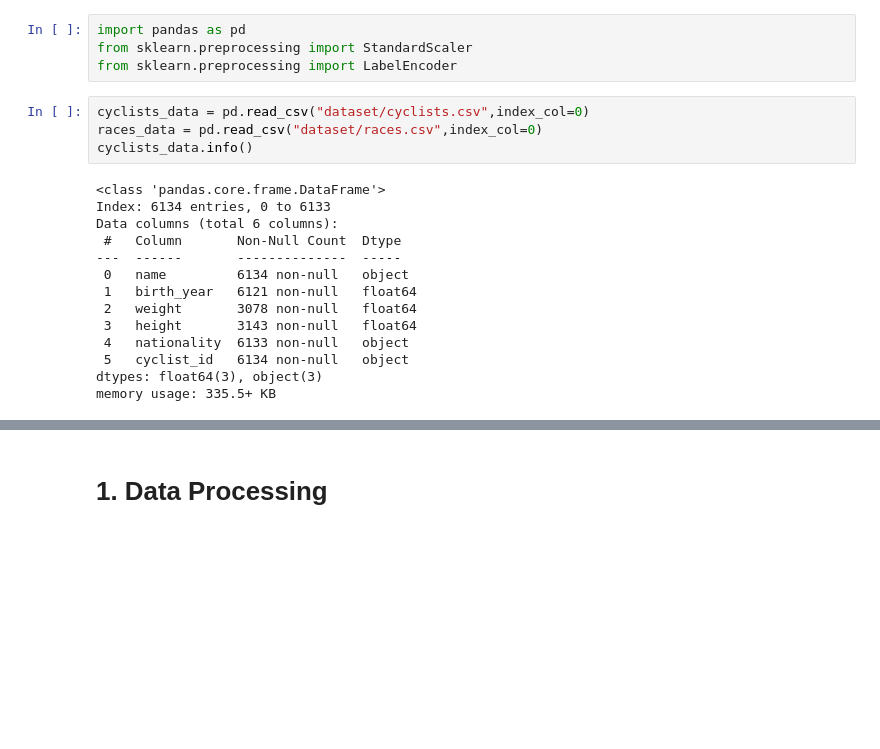
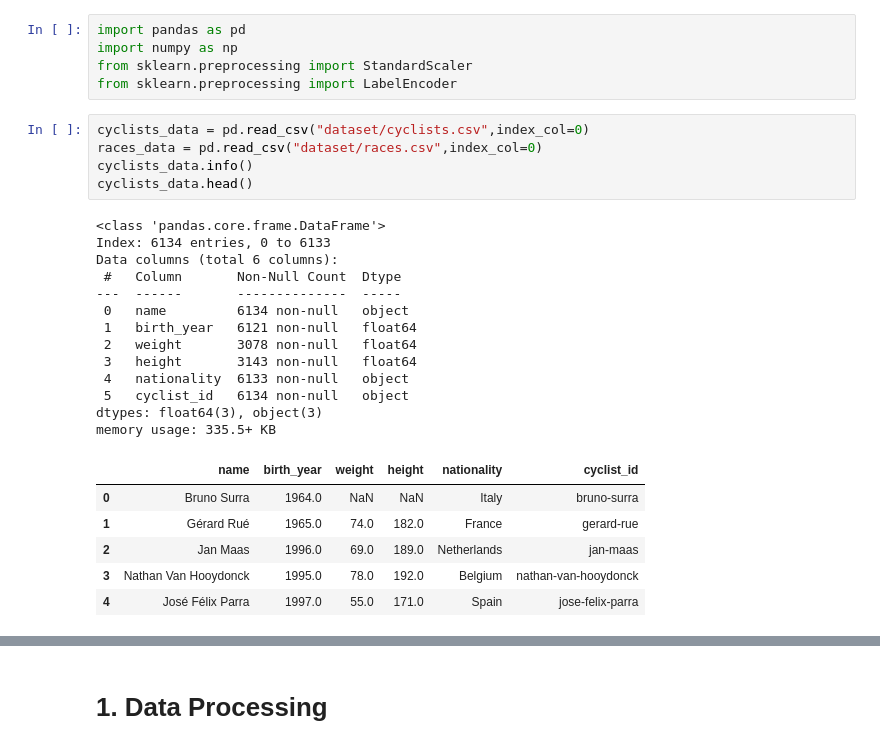
Before and after one commit to mariaviv27/Machine-Learning-Avanzado, a Jupyter notebook: machinelearning.ipynb, the cells around one changed output, grey strips where cells are left out. Saved outputs shown, nothing was run; the diff lists cells and outputs as text; blank space fills up the shorter version.

```diff
--- a/machinelearning.ipynb
+++ b/machinelearning.ipynb
@@ -1,24 +1,32 @@
 # %%
 import pandas as pd
+import numpy as np
 from sklearn.preprocessing import StandardScaler
 from sklearn.preprocessing import LabelEncoder
 # %%
 cyclists_data = pd.read_csv("dataset/cyclists.csv",index_col=0)
 races_data = pd.read_csv("dataset/races.csv",index_col=0)
 cyclists_data.info()
+cyclists_data.head()
 # %% [output]
 <class 'pandas.core.frame.DataFrame'>
 Index: 6134 entries, 0 to 6133
 Data columns (total 6 columns):
  #   Column       Non-Null Count  Dtype
 ---  ------       --------------  -----
  0   name         6134 non-null   object
  1   birth_year   6121 non-null   float64
  2   weight       3078 non-null   float64
  3   height       3143 non-null   float64
  4   nationality  6133 non-null   object
  5   cyclist_id   6134 non-null   object
 dtypes: float64(3), object(3)
 memory usage: 335.5+ KB
+|  | name | birth_year | weight | height | nationality | cyclist_id |
+| 0 | Bruno Surra | 1964.0 | NaN | NaN | Italy | bruno-surra |
+| 1 | Gérard Rué | 1965.0 | 74.0 | 182.0 | France | gerard-rue |
+| 2 | Jan Maas | 1996.0 | 69.0 | 189.0 | Netherlands | jan-maas |
+| 3 | Nathan Van Hooydonck | 1995.0 | 78.0 | 192.0 | Belgium | nathan-van-hooydonck |
+| 4 | José Félix Parra | 1997.0 | 55.0 | 171.0 | Spain | jose-felix-parra |
 # %%
 races_data.info()
```
Also changed, not shown: parts of 4 cells of this notebook.
